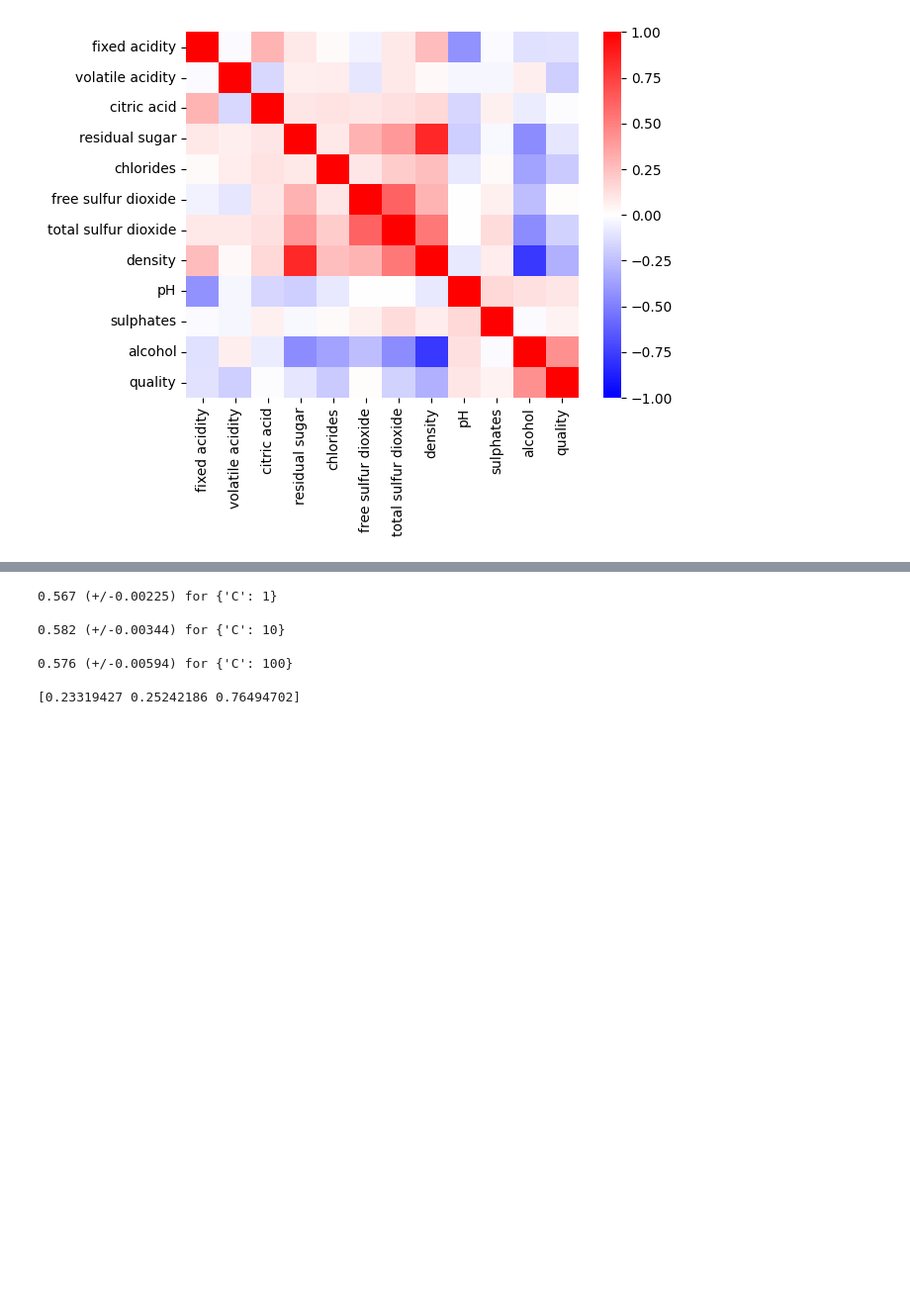
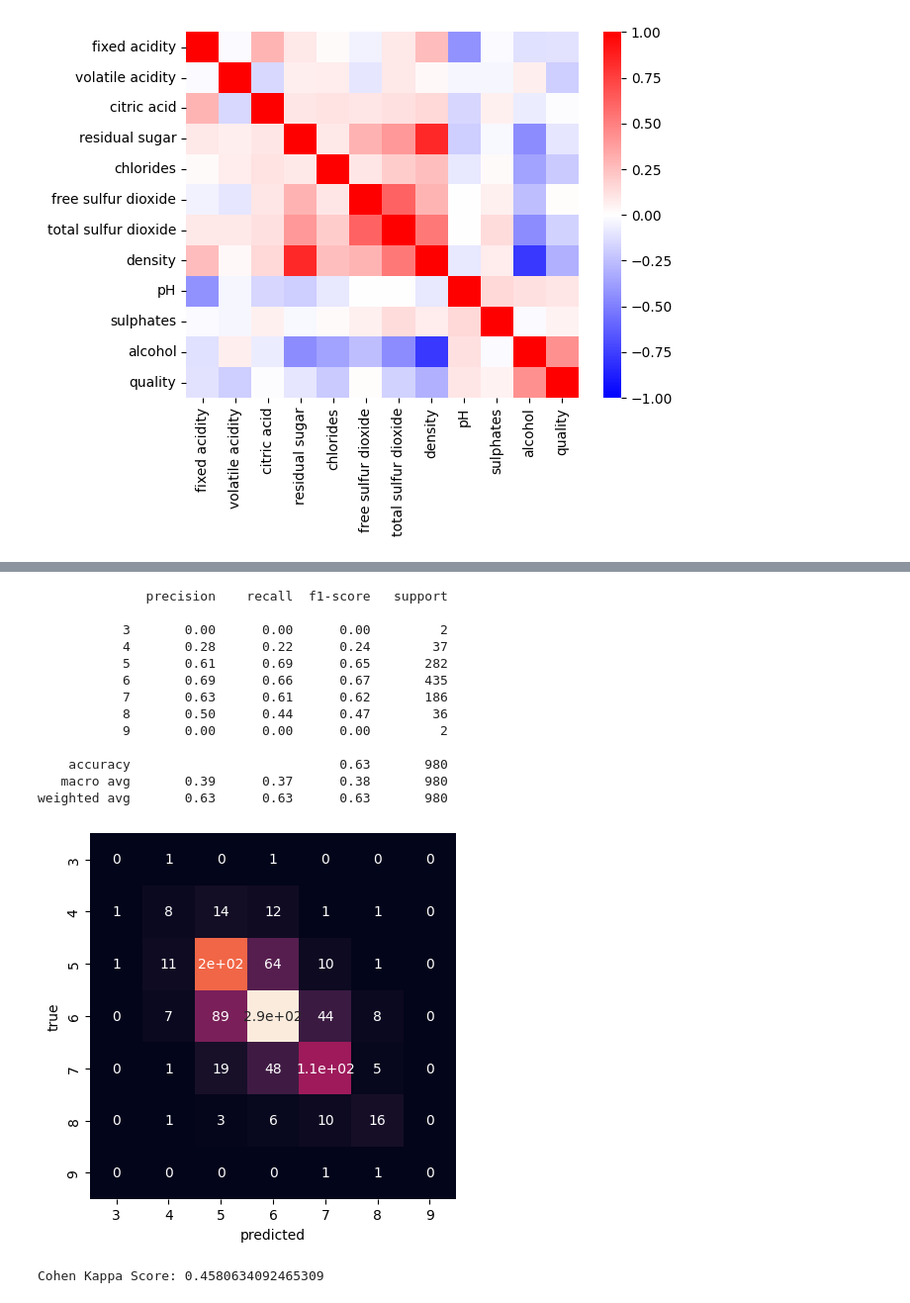
Before and after one commit to apwood-physics/HPEDSI-Courses, a Jupyter notebook: 311_intro_to_ML/HW2/311_wood_anthony_2.ipynb, the cells around one changed output, grey strips where cells are left out. Shown at 99% size. Drawn from its saved outputs; the diff is of its cells as text; code cells hidden in the pictures; blank space fills up the shorter version.

```diff
--- a/311_intro_to_ML/HW2/311_wood_anthony_2.ipynb
+++ b/311_intro_to_ML/HW2/311_wood_anthony_2.ipynb
@@ -133,15 +207,18 @@ clf.best_params_
-# %%
-means = clf.cv_results_["mean_test_accuracy"]
-stds = clf.cv_results_["std_test_accuracy"]
-
-for mean, std, params in zip(means, stds, clf.cv_results_["params"]):
-    print(f"{mean:0.03f} (+/-{std:0.03}) for {params}\n")
-print(clf.cv_results_["mean_fit_time"])
-# %% [output]
-0.567 (+/-0.00225) for {'C': 1}
-
-0.582 (+/-0.00344) for {'C': 10}
-
-0.576 (+/-0.00594) for {'C': 100}
-
-[0.23319427 0.25242186 0.76494702]
+# %%
+print_report(clf, X_test, y_test)
+# %% [output]
+              precision    recall  f1-score   support
+
+           3       0.00      0.00      0.00         2
+           4       0.28      0.22      0.24        37
+           5       0.61      0.69      0.65       282
+           6       0.69      0.66      0.67       435
+           7       0.63      0.61      0.62       186
+           8       0.50      0.44      0.47        36
+           9       0.00      0.00      0.00         2
+
+    accuracy                           0.63       980
+   macro avg       0.39      0.37      0.38       980
+weighted avg       0.63      0.63      0.63       980
+[figure, added]
+Cohen Kappa Score: 0.4580634092465309
```
Also changed, not shown: parts of 15 cells of this notebook, 1 other file.
